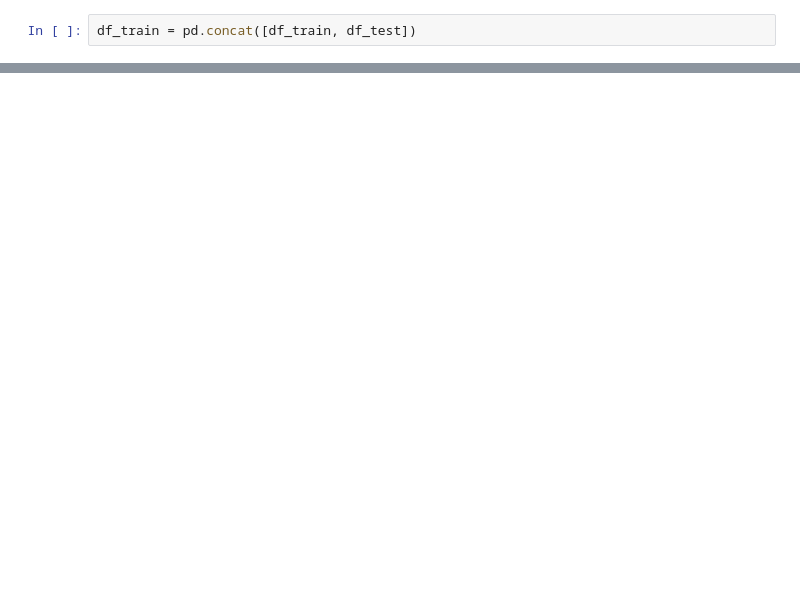
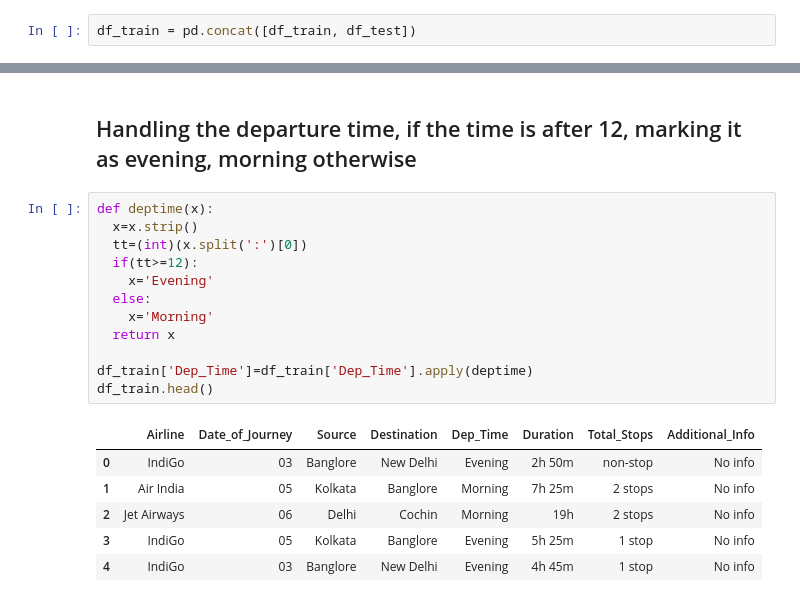
Before and after one commit to shubham-singh-ss/Plane-Ticket-Price-Prediction, a Jupyter notebook: flight_price_prediction.ipynb, the cells around one changed output, grey strips where cells are left out. Saved outputs shown, nothing was run; the diff lists cells and outputs as text; blank space fills up the shorter version.

```diff
--- a/flight_price_prediction.ipynb
+++ b/flight_price_prediction.ipynb
@@ -247,0 +204,21 @@ df_train.head()
+# %% [markdown]
+## Handling the departure time, if the time is after 12, marking it as evening, morning otherwise
+# %%
+def deptime(x):
+  x=x.strip()
+  tt=(int)(x.split(':')[0])
+  if(tt>=12):
+    x='Evening'
+  else:
+    x='Morning'
+  return x
+
+df_train['Dep_Time']=df_train['Dep_Time'].apply(deptime)
+df_train.head()
+# %% [output]
+|  | Airline | Date_of_Journey | Source | Destination | Dep_Time | Duration | Total_Stops | Additional_Info |
+| 0 | IndiGo | 03 | Banglore | New Delhi | Evening | 2h 50m | non-stop | No info |
+| 1 | Air India | 05 | Kolkata | Banglore | Morning | 7h 25m | 2 stops | No info |
+| 2 | Jet Airways | 06 | Delhi | Cochin | Morning | 19h | 2 stops | No info |
+| 3 | IndiGo | 05 | Kolkata | Banglore | Evening | 5h 25m | 1 stop | No info |
+| 4 | IndiGo | 03 | Banglore | New Delhi | Evening | 4h 45m | 1 stop | No info |
```
Also changed, not shown: parts of 49 cells of this notebook.
